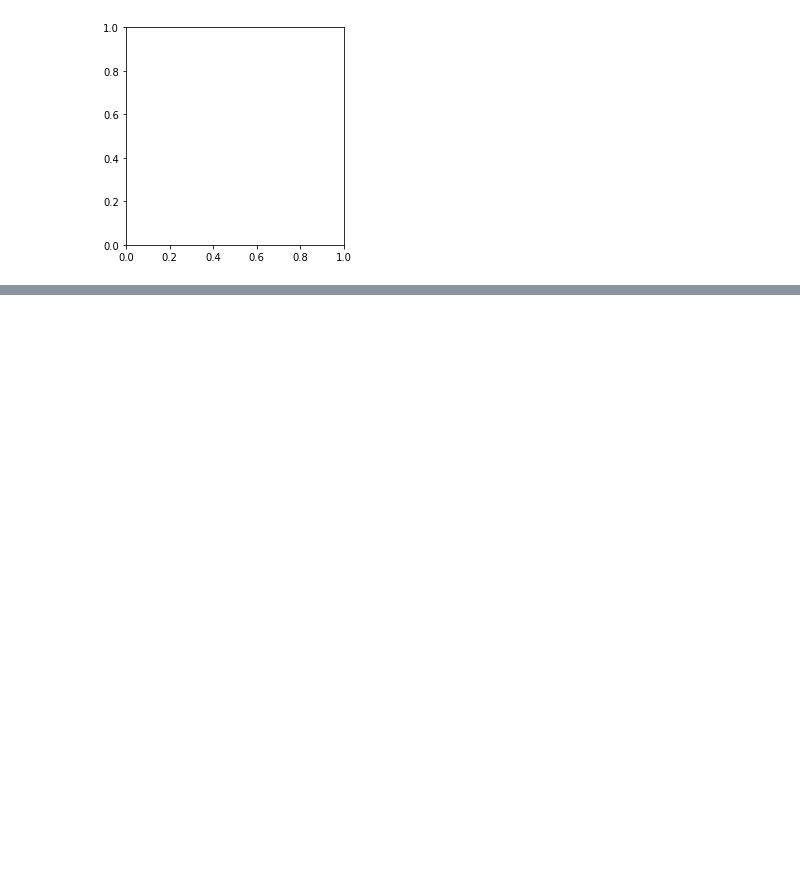
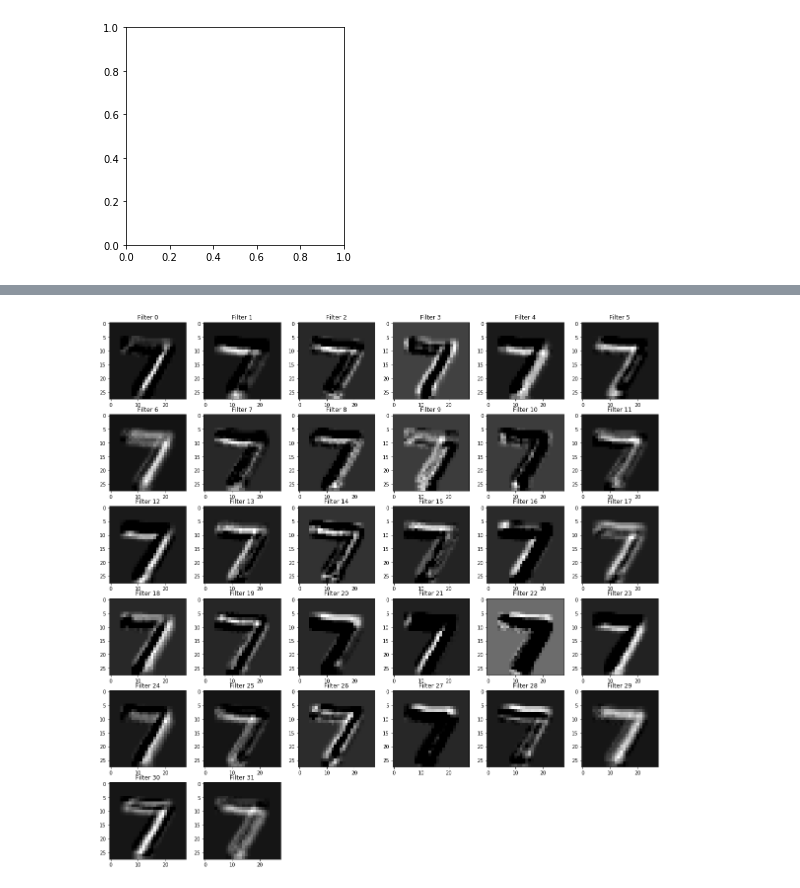
Before and after one commit to cbbaaa1989/study_cnn, a Jupyter notebook: Experts.ipynb, the cells around one changed output, grey strips where cells are left out. Saved outputs shown, nothing was run; the diff lists cells and outputs as text; code cells hidden in the pictures; blank space fills up the shorter version.

```diff
--- a/Experts.ipynb
+++ b/Experts.ipynb
@@ -170,0 +178,4 @@ TypeError: Invalid dimensions for image data
+# %%
+plotNNFilter(h_conv1.eval(test_feed_dict))
+# %% [output]
+[figure, added]
```
Also changed, not shown: parts of 3 cells of this notebook.
